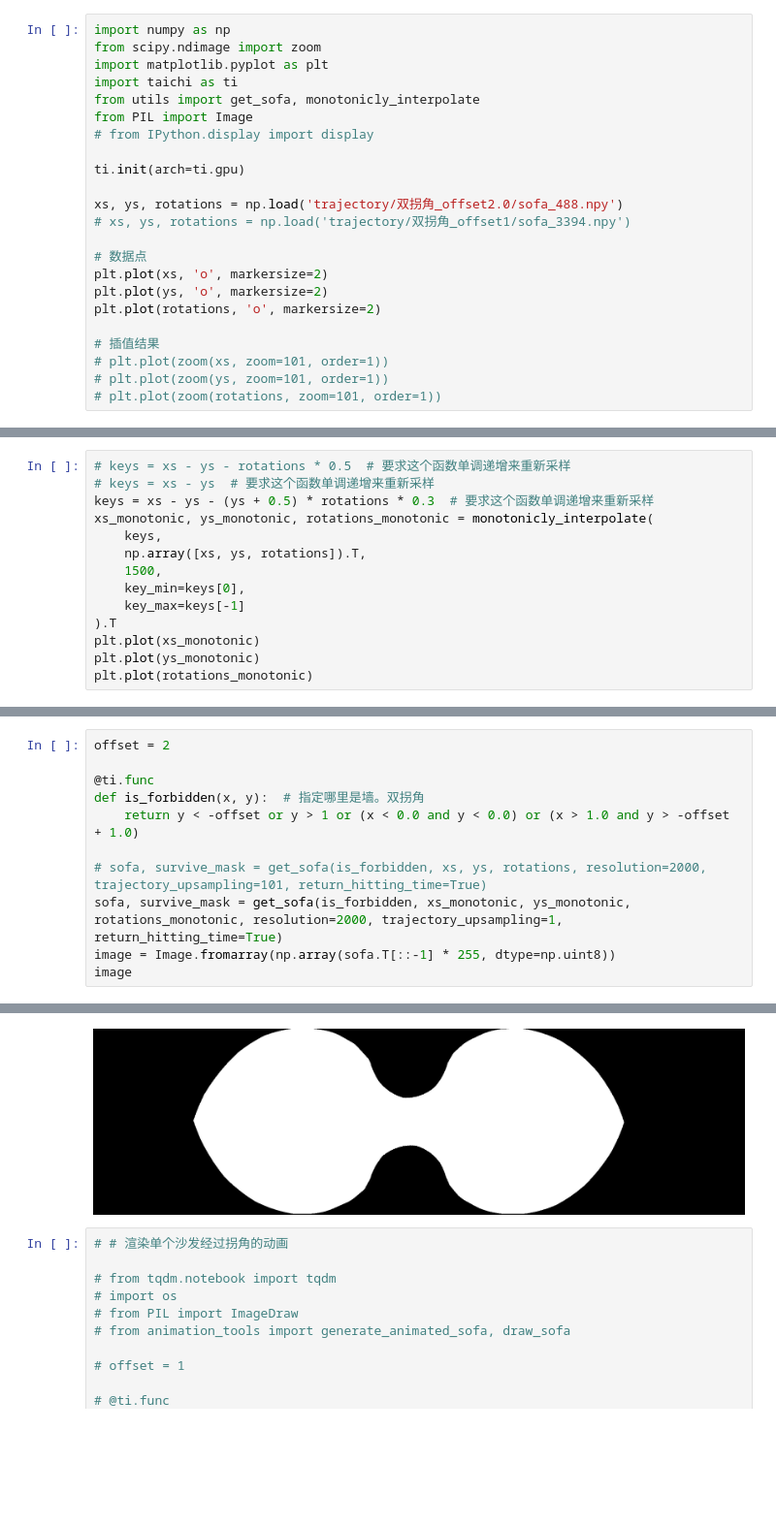
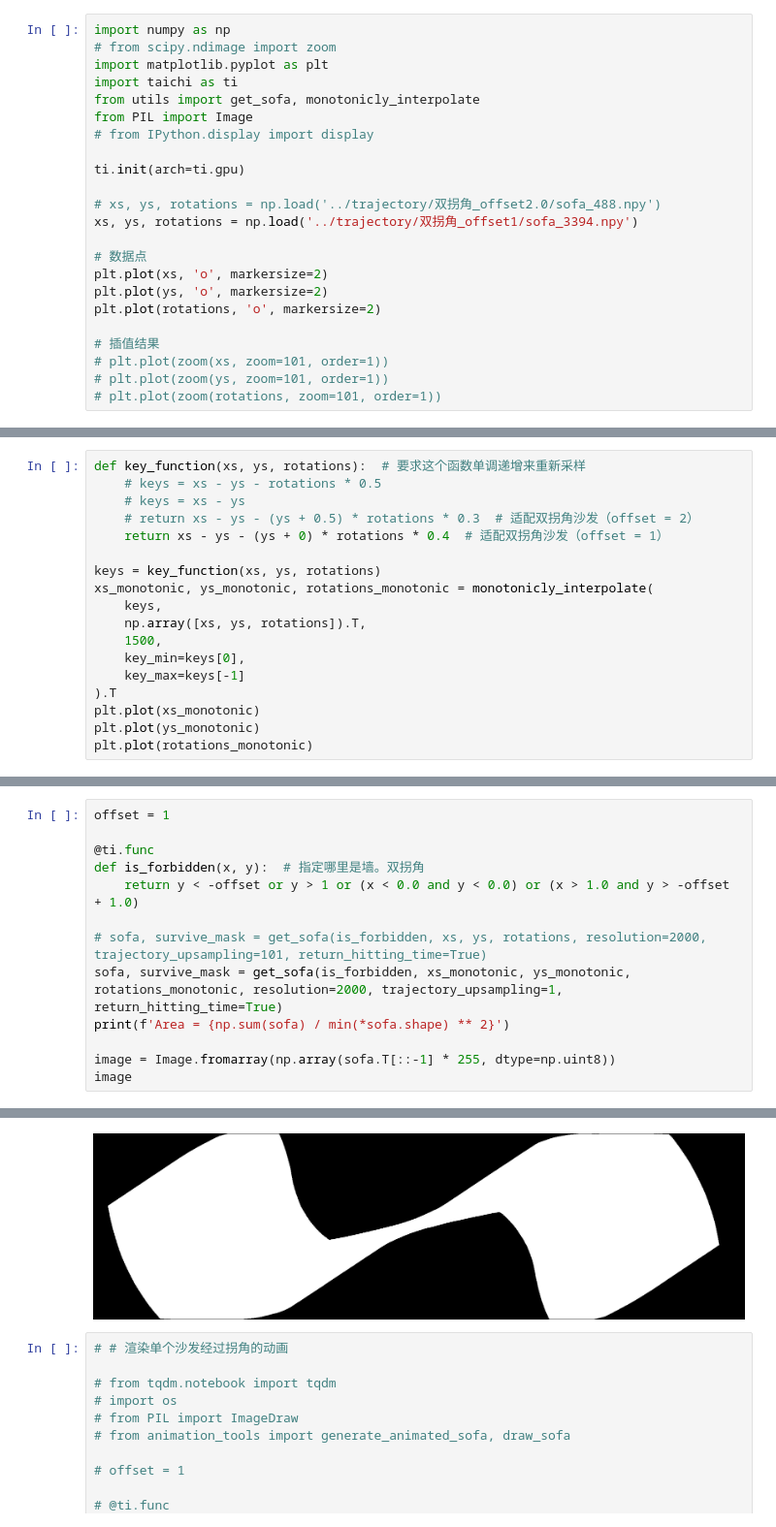
Before and after one commit to ShengzhiWu/moving-sofa-problem, a Jupyter notebook: src/制作动画.ipynb, the cells around one changed output, grey strips where cells are left out. Shown at 97% size. Drawn from its saved outputs; the diff is of its cells as text; blank space fills up the shorter version.

```diff
--- a/src/制作动画.ipynb
+++ b/src/制作动画.ipynb
@@ -1,6 +1,6 @@
 # %%
 import numpy as np
-from scipy.ndimage import zoom
+# from scipy.ndimage import zoom
 import matplotlib.pyplot as plt
 import taichi as ti
 from utils import get_sofa, monotonicly_interpolate
@@ -9,8 +9,8 @@ from PIL import Image
 
 ti.init(arch=ti.gpu)
 
-xs, ys, rotations = np.load('trajectory/双拐角_offset2.0/sofa_488.npy')
-# xs, ys, rotations = np.load('trajectory/双拐角_offset1/sofa_3394.npy')
+# xs, ys, rotations = np.load('../trajectory/双拐角_offset2.0/sofa_488.npy')
+xs, ys, rotations = np.load('../trajectory/双拐角_offset1/sofa_3394.npy')
 
 # 数据点
 plt.plot(xs, 'o', markersize=2)
@@ -32,7 +37,11 @@ np.min(rotations) / np.pi
 # %%
-# keys = xs - ys - rotations * 0.5  # 要求这个函数单调递增来重新采样
-# keys = xs - ys  # 要求这个函数单调递增来重新采样
-keys = xs - ys - (ys + 0.5) * rotations * 0.3  # 要求这个函数单调递增来重新采样
+def key_function(xs, ys, rotations):  # 要求这个函数单调递增来重新采样
+    # keys = xs - ys - rotations * 0.5
+    # keys = xs - ys
+    # return xs - ys - (ys + 0.5) * rotations * 0.3  # 适配双拐角沙发（offset = 2）
+    return xs - ys - (ys + 0) * rotations * 0.4  # 适配双拐角沙发（offset = 1）
+
+keys = key_function(xs, ys, rotations)
 xs_monotonic, ys_monotonic, rotations_monotonic = monotonicly_interpolate(
     keys,
     np.array([xs, ys, rotations]).T,
@@ -49,5 +58,5 @@ plt.plot(rotations_monotonic)
 # %%
-offset = 2
+offset = 1
 
 @ti.func
 def is_forbidden(x, y):  # 指定哪里是墙。双拐角
@@ -55,6 +64,8 @@ def is_forbidden(x, y):  # 指定哪里是墙。双拐角
 
 # sofa, survive_mask = get_sofa(is_forbidden, xs, ys, rotations, resolution=2000, trajectory_upsampling=101, return_hitting_time=True)
 sofa, survive_mask = get_sofa(is_forbidden, xs_monotonic, ys_monotonic, rotations_monotonic, resolution=2000, trajectory_upsampling=1, return_hitting_time=True)
+print(f'Area = {np.sum(sofa) / min(*sofa.shape) ** 2}')
+
 image = Image.fromarray(np.array(sofa.T[::-1] * 255, dtype=np.uint8))
 image
 # %% [output]
@@ -61,4 +73,4 @@ image
-[figure, old version]
+[figure, new version]
 # %%
 # # 渲染单个沙发经过拐角的动画
 
```
Also changed, not shown: parts of 9 cells of this notebook, 4 other files.
